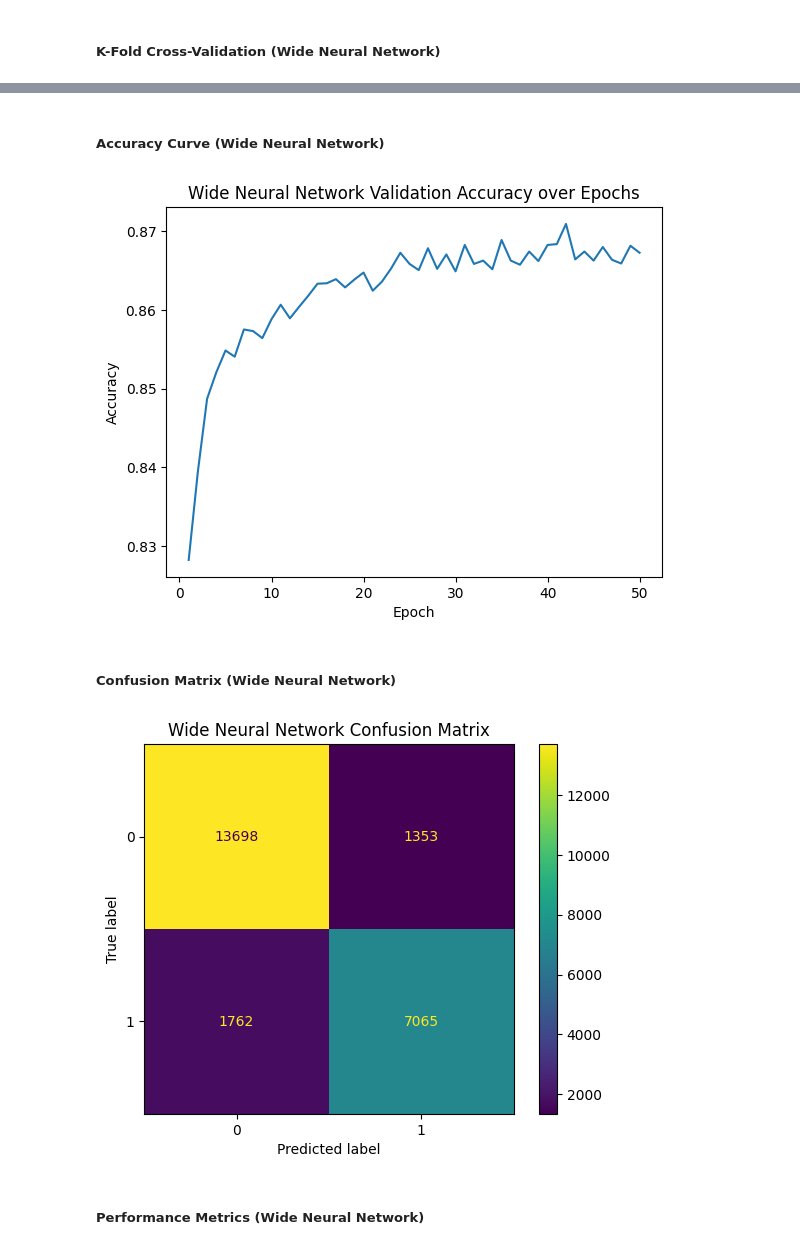
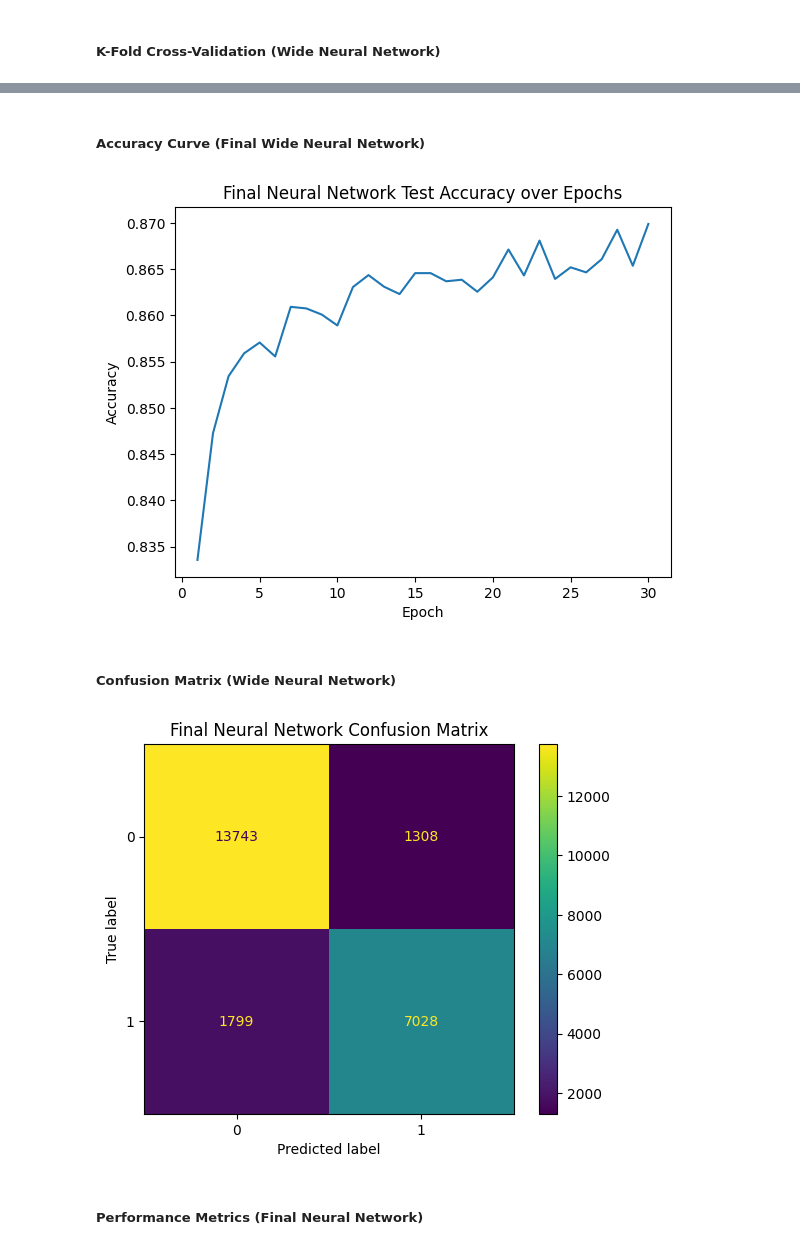
Before and after one commit to Will508055/pytorch-classification, a Jupyter notebook: Supervised_Learning_PyTorch.ipynb, the cells around one changed output, grey strips where cells are left out. Saved outputs shown, nothing was run; the diff lists cells and outputs as text; code cells hidden in the pictures.

```diff
--- a/Supervised_Learning_PyTorch.ipynb
+++ b/Supervised_Learning_PyTorch.ipynb
@@ -136,11 +136,11 @@ class deep_nn(nn.Module):                     # 21,000 parameters
 # %% [markdown]
 ##### Training Loop
 # %%
-def train_model(model, x_train, y_train, x_val, y_val):
+def train_model(model, x_train, y_train, x_val, y_val, print_output=False):
     loss_function = nn.BCELoss()                                                       # binary cross entropy
     optimizer = optim.Adam(model.parameters(), lr=0.001)                               # Adam optimizer
 
-    n_epochs = 50
+    n_epochs = 30
     batch_size = 500
     batch_start = torch.arange(0, len(x_train), batch_size)                            # Batch start indices
 
@@ -185,11 +185,12 @@ def train_model(model, x_train, y_train, x_val, y_val):
                 best_accuracy = accuracy
                 best_weights = copy.deepcopy(model.state_dict())                       # Save the weights of the best model
 
-        #print(f'Epoch [{epoch+1}/{n_epochs}], Accuracy: {best_accuracy:.4f}')
+        if print_output==True:
+            print(f'Epoch [{epoch+1}/{n_epochs}], Accuracy: {best_accuracy:.4f}')
 
     # Load best weights
     model.load_state_dict(best_weights)                                                # Load best model weights
-    return model, epoch_accuracies
+    return model, epoch_accuracies-
 # %% [markdown]
 ##### K-Fold Cross-Validation (Wide Neural Network)
 # %%
@@ -224,0 +260,6 @@ Model accuracy: 86.70% (+/- 0.27%)
+# %%
+# Train wide neural network on full training data
+final_model, epoch_accuracies = train_model(wide_nn(), x_train, y_train, x_test, y_test, print_output=True)
+
+# Save the final model
+torch.save(final_model.state_dict(), 'final_nn.pth')
@@ -225,28 +284,28 @@ Model accuracy: 86.70% (+/- 0.27%)
 # %% [markdown]
-##### Accuracy Curve (Wide Neural Network)
+##### Accuracy Curve (Final Wide Neural Network)
 # %%
 # Plot accuracy over epochs for the last fold
 plt.plot(range(1, len(epoch_accuracies)+1), epoch_accuracies)
-plt.title('Wide Neural Network Validation Accuracy over Epochs')
+plt.title('Final Neural Network Test Accuracy over Epochs')
 plt.xlabel('Epoch')
 plt.ylabel('Accuracy')
 plt.show()
 # %% [output]
-[figure, old version]
+[figure, new version]
 # %% [markdown]
 ##### Confusion Matrix (Wide Neural Network)
 # %%
-y_pred_np = (best_wide_model(x_test) > 0.5).detach().numpy()
+y_pred_np = (final_model(x_test) > 0.5).detach().numpy()
 y_test_np = y_test.detach().numpy()
 
 display = ConfusionMatrixDisplay(confusion_matrix(y_test_np, y_pred_np))
 display.plot()
-plt.title('Wide Neural Network Confusion Matrix')
+plt.title('Final Neural Network Confusion Matrix')
 plt.show()
 # %% [output]
-[figure, old version]
+[figure, new version]
 # %% [markdown]
-##### Performance Metrics (Wide Neural Network)
+##### Performance Metrics (Final Neural Network)
 # %%
 roc_auc = roc_auc_score(y_test_np, y_pred_np)
 pr_auc = average_precision_score(y_test_np, y_pred_np)
```
Also changed, not shown: parts of 16 cells of this notebook, 8 other files.
